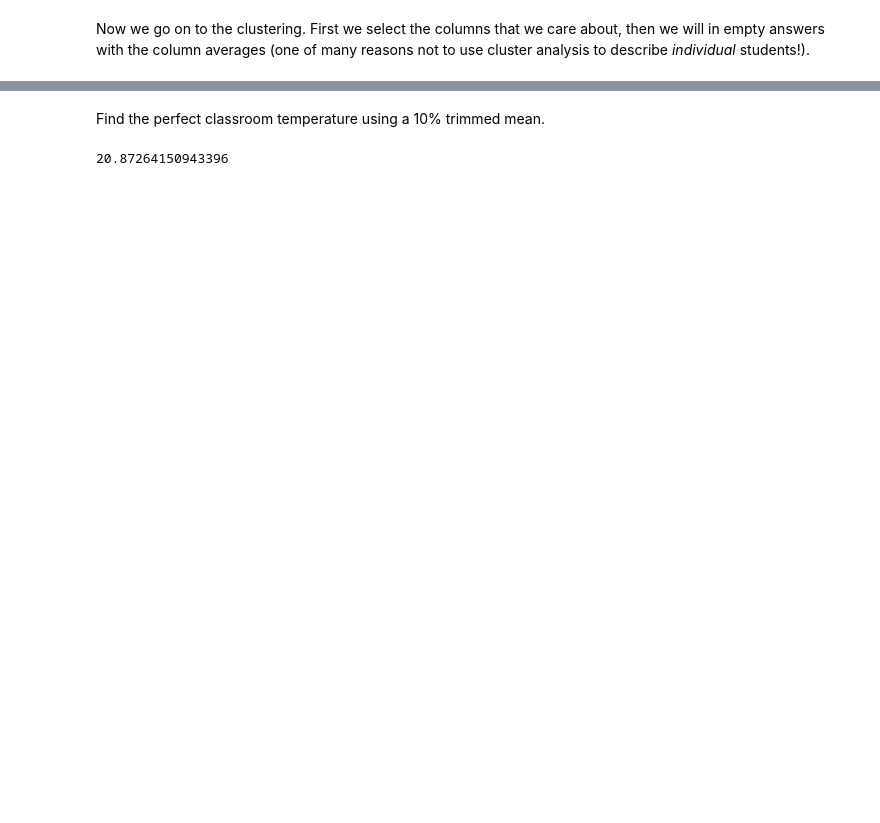
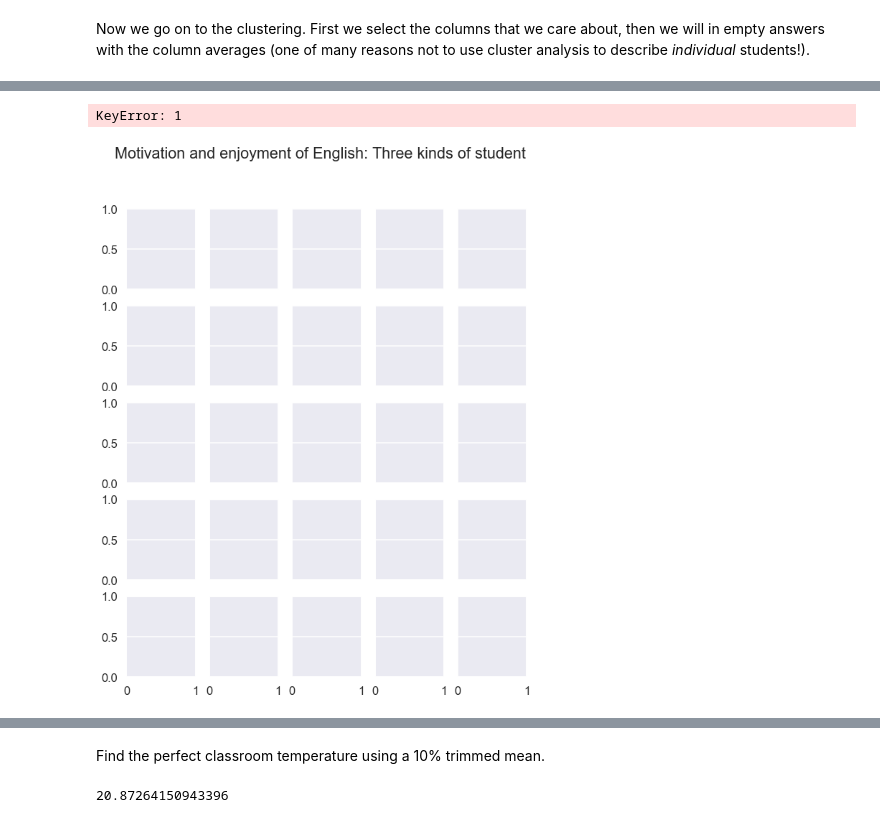
Before and after one commit to maxkapur/maxkapur.github.io, a Jupyter notebook: survey/analysis.ipynb, the cells around one changed output, grey strips where cells are left out. Cells and saved outputs as stored; diff of their text form; code cells hidden in the pictures; blank space fills up the shorter version.

Commit message:
three categorical dataviz

```diff
--- a/survey/analysis.ipynb
+++ b/survey/analysis.ipynb
@@ -184,9 +186,13 @@ sns.heatmap(clusterbreakdown,cmap="coolwarm",cbar=False,vmin=1,vmax=5,annot=True
 # %%
 # Scatterplot of importance and favorite
-# sns.set(context='talk',rc={'figure.figsize':(7,10)})
-#sns.swarmplot('English is one of my favorite subjects.','I believe it’s important to learn English.',data=survey, hue='Cluster')
-#plt.subplots(5,5)
-clusterzoom = survey[['English is one of my favorite subjects.','I believe it’s important to learn English.','Cluster']]
-clusterzoom.pivot_table(index=['English is one of my favorite subjects.','I believe it’s important to learn English.'])
-#clusterzoom['Cluster'].value_counts()
-#plt.show()
+grouped = survey[['English is one of my favorite subjects.','I believe it’s important to learn English.','Cluster']]
+#grouped['Dummy'] = np.ones(len(grouped))
+
+# The lambda function is a silly workaround for a bug where zeros get dropped in unstack
+grouped = grouped.pivot_table(index='English is one of my favorite subjects.',columns=['I believe it’s important to learn English.','Cluster'],aggfunc='count')
+
+# List of clusters
+kinds = grouped.columns.levels[1]
+
+# colors for bar graph
+colors = [get_cmap('viridis')(v) for v in np.linspace(0,1,len(kinds))]
@@ -252,0 +221,20 @@ ValueError: Neither the `x` nor `y` variable appears to be numeric.
+# %%
+sns.set(context="talk")
+nxplots = len(grouped.index)
+nyplots = len(grouped.columns.levels[1])
+fig, axes = plt.subplots(nxplots,
+                         nyplots,
+                         sharey=True,
+                         sharex=True,
+                         figsize=(10,12))
+
+fig.suptitle('Motivation and enjoyment of English: Three kinds of student')
+
+# plot the data
+for a, b in enumerate(grouped.index):
+    for i, j in enumerate(grouped.columns.levels[1]):
+        axes[a,i].bar(kinds,grouped.loc[b,j],color=colors)
+        axes[a,i].xaxis.set_ticks([])
+# %% [output]
+KeyError: 1
+[figure, added]
```
Also changed, not shown: parts of 12 cells of this notebook, 2 other files.
